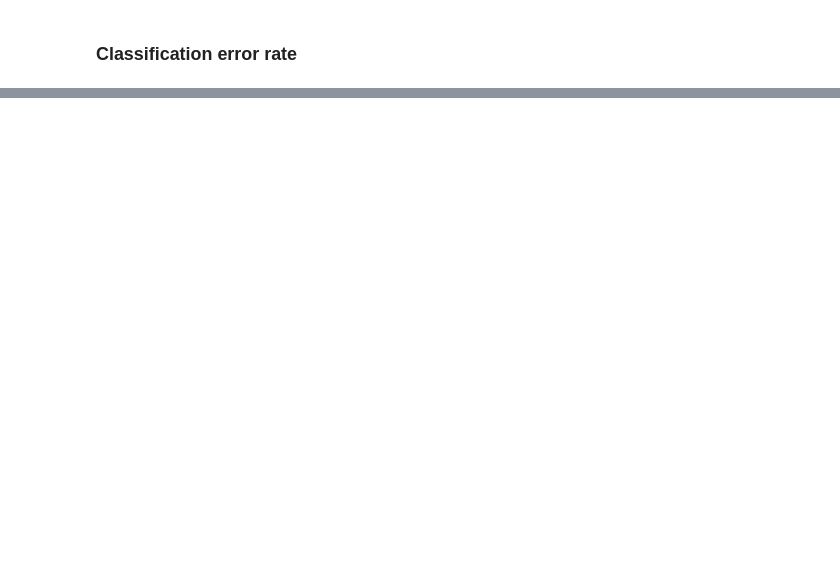
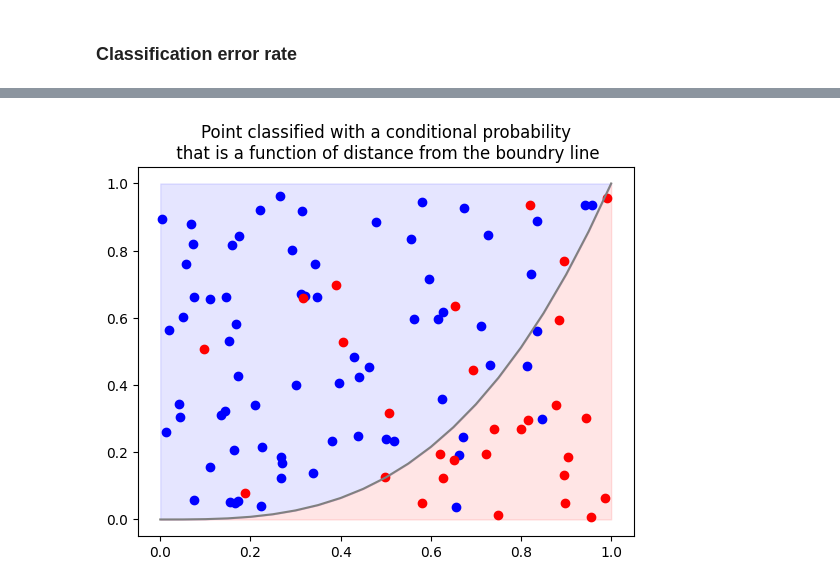
Before and after one commit to draykophoenix/ISLP-equation-implementation, a Jupyter notebook: ch2.ipynb, the cells around one changed output, grey strips where cells are left out. Drawn from its saved outputs; the diff is of its cells as text; code cells hidden in the pictures; blank space fills up the shorter version.

```diff
--- a/ch2.ipynb
+++ b/ch2.ipynb
@@ -176,0 +229,24 @@ sklearn: 0.20
+# %%
+y = np.random.uniform(0, 1, 100)
+
+cond = (x_2 > f(x_1))
+
+for i in range(len(y)):
+    # 50/50 chance, buffered by distance.
+    #i.e. points on the dividing line have no buffer (50%), points furthest away have full buffer (100%)
+    threshold = 0.5 + (min_distances_norm[i] / 2)
+
+    y[i] = (y[i] < threshold) if cond[i] else (y[i] > threshold)
+
+y_mask = y.astype(bool)
+
+plt.scatter(x_1[y_mask], x_2[y_mask], color="b", zorder=1)
+plt.scatter(x_1[~y_mask], x_2[~y_mask], color="r", zorder=1)
+axis = np.linspace(0, 1, 21)
+plt.plot(axis, f(axis), "gray", zorder=2)
+plt.fill_between(axis, f(axis), color='r', alpha=0.1, zorder=0)
+plt.fill_between(axis, 1, f(axis), color='b', alpha=0.1, zorder=0)
+
+plt.title("Point classified with a conditional probability\n that is a function of distance from the boundry line");
+# %% [output]
+[figure, added]
```
Also changed, not shown: parts of 16 cells of this notebook.
